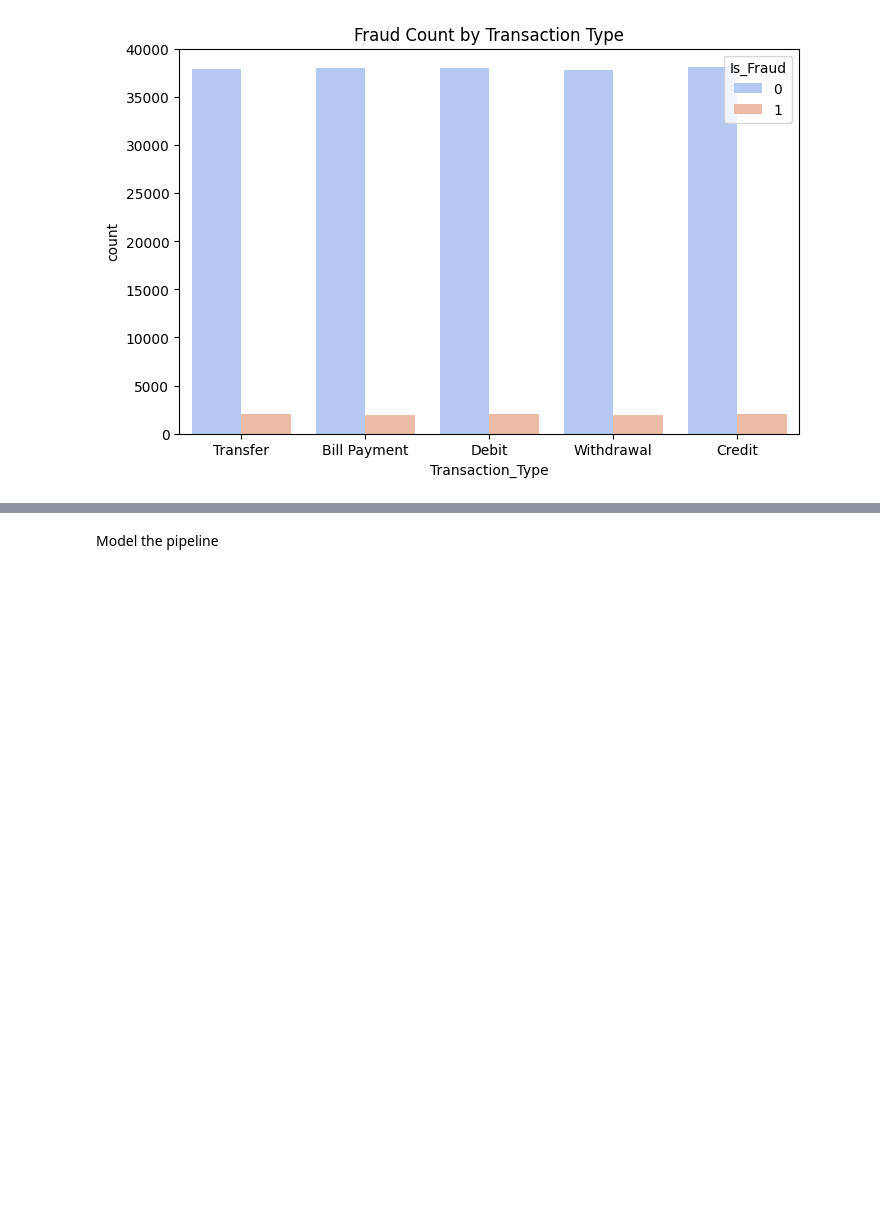
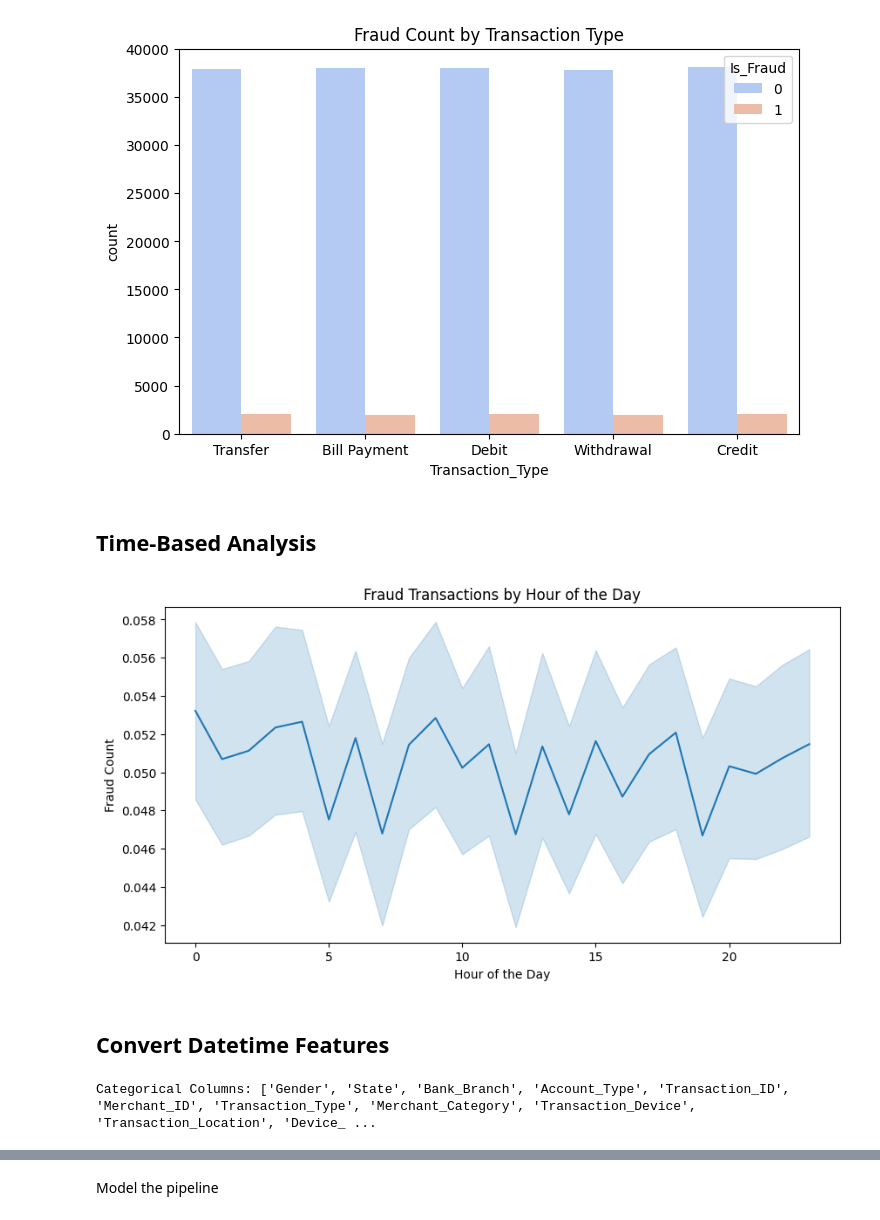
Before and after one commit to omendez930/Bank-Fraud-Detection, a Jupyter notebook: notebook.ipynb, the cells around one changed output, grey strips where cells are left out. Cells and saved outputs as stored; diff of their text form; code cells hidden in the pictures; blank space fills up the shorter version.

```diff
--- a/notebook.ipynb
+++ b/notebook.ipynb
@@ -249,3 +249,21 @@ plt.title("Fraud Count by Transaction Type")
 plt.show()
 # %% [output]
 [figure]
+# %% [markdown]
+## **Time-Based Analysis**
+# %%
+if 'Transaction_DateTime' in bank_df.columns:
+    bank_df['Transaction_DateTime'] = pd.to_datetime(bank_df['Transaction_DateTime'])
+    bank_df.set_index('Transaction_DateTime', inplace=True)
+    bank_df['hour'] = bank_df.index.hour
+
+    plt.figure(figsize=(10,5))
+    sns.lineplot(x=bank_df['hour'], y=bank_df['Is_Fraud'])
+    plt.title("Fraud Transactions by Hour of the Day")
+    plt.xlabel("Hour of the Day")
+    plt.ylabel("Fraud Count")
+    plt.show()
+# %% [output]
+[figure, added]
+# %% [markdown]
+## **Convert Datetime Features**
@@ -251,0 +276,5 @@ plt.show()
+# %%
+categorical_columns = bank_df.select_dtypes(include=['object']).columns.tolist()
+print("Categorical Columns:", categorical_columns)
+# %% [output]
+Categorical Columns: ['Gender', 'State', 'Bank_Branch', 'Account_Type', 'Transaction_ID', 'Merchant_ID', 'Transaction_Type', 'Merchant_Category', 'Transaction_Device', 'Transaction_Location', 'Device_ ...
```
Also changed, not shown: parts of 7 cells of this notebook.
